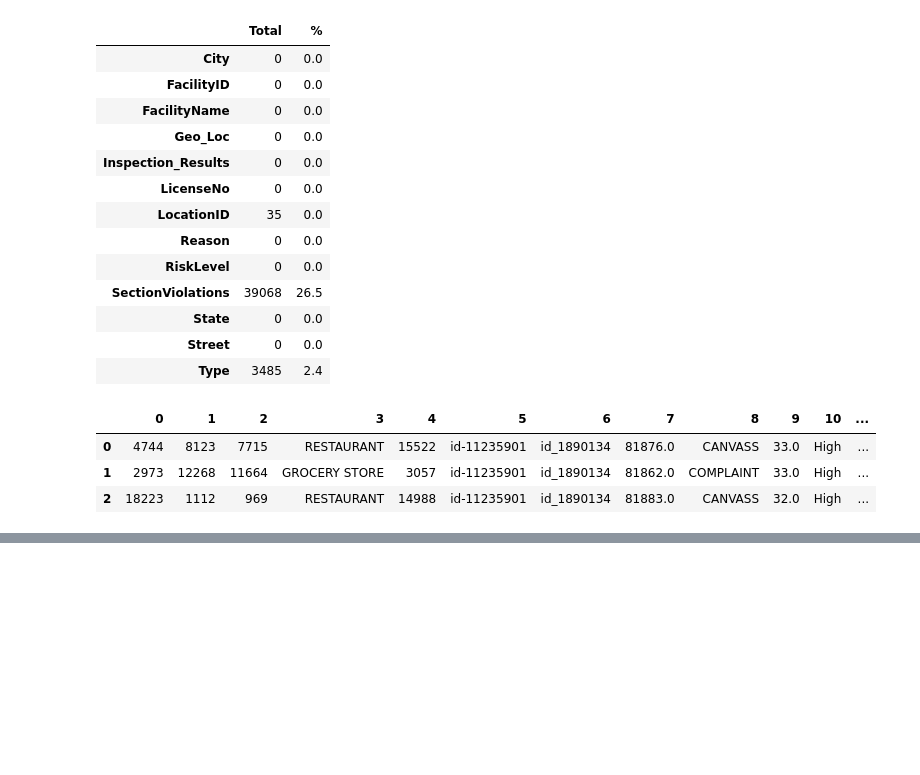
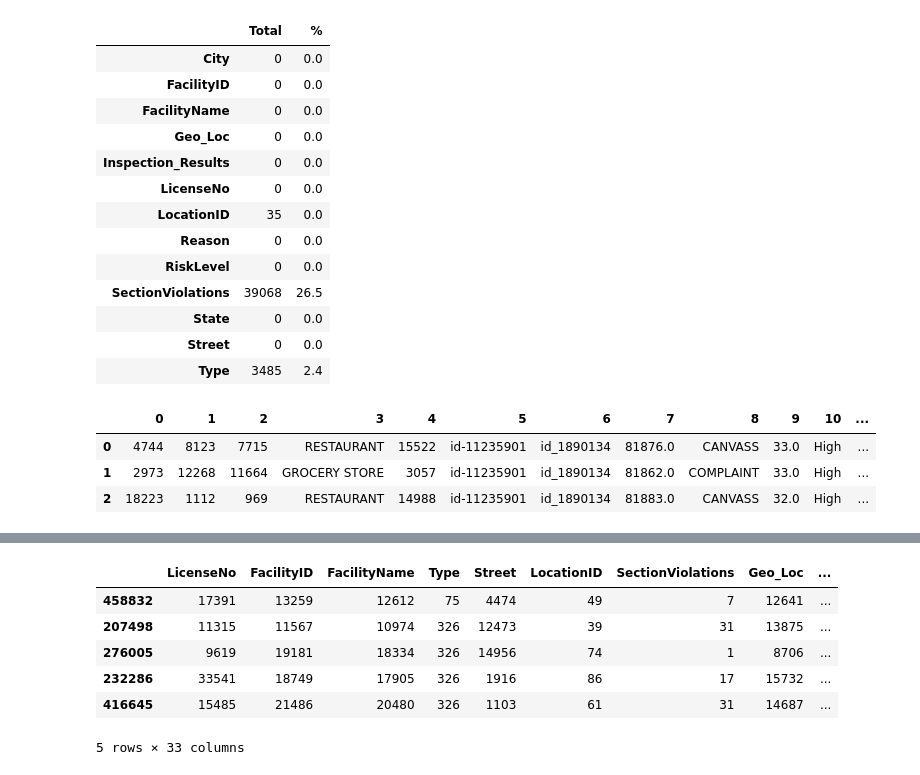
Before and after one commit to DataSenseiAryan/MachineHackFoodQuality, a Jupyter notebook: Food_QUalityA_ParticipantsData/New submission.ipynb, the cells around one changed output, grey strips where cells are left out. Drawn from its saved outputs; the diff is of its cells as text; code cells hidden in the pictures; blank space fills up the shorter version.

```diff
--- a/Food_QUalityA_ParticipantsData/New submission.ipynb
+++ b/Food_QUalityA_ParticipantsData/New submission.ipynb
@@ -183,7 +216,6 @@ dataframe.describe()
 from sklearn.preprocessing import StandardScaler
 scaler = StandardScaler()
 # %%
-Y = dataframe['Inspection_Results']
-X = dataframe.drop('Inspection_Results', axis =1)
+Y = ndataframe['Inspection_Results']
+X = ndataframe.drop('Inspection_Results', axis =1)
+S = X.copy()
-# %%
-X = scaler.fit_transform(X)
@@ -210,3 +256,13 @@ X_train.describe()
+# %%
+X_train.head()
+# %% [output]
+|  | LicenseNo | FacilityID | FacilityName | Type | Street | LocationID | SectionViolations | Geo_Loc | ... |
+| 458832 | 17391 | 13259 | 12612 | 75 | 4474 | 49 | 7 | 12641 | ... |
+| 207498 | 11315 | 11567 | 10974 | 326 | 12473 | 39 | 31 | 13875 | ... |
+| 276005 | 9619 | 19181 | 18334 | 326 | 14956 | 74 | 1 | 8706 | ... |
+| 232286 | 33541 | 18749 | 17905 | 326 | 1916 | 86 | 17 | 15732 | ... |
+| 416645 | 15485 | 21486 | 20480 | 326 | 1103 | 61 | 31 | 14687 | ... |
+5 rows × 33 columns
 # %%
 print(len(X_train))
 print(len(Y_train))
```
Also changed, not shown: parts of 37 cells of this notebook.
